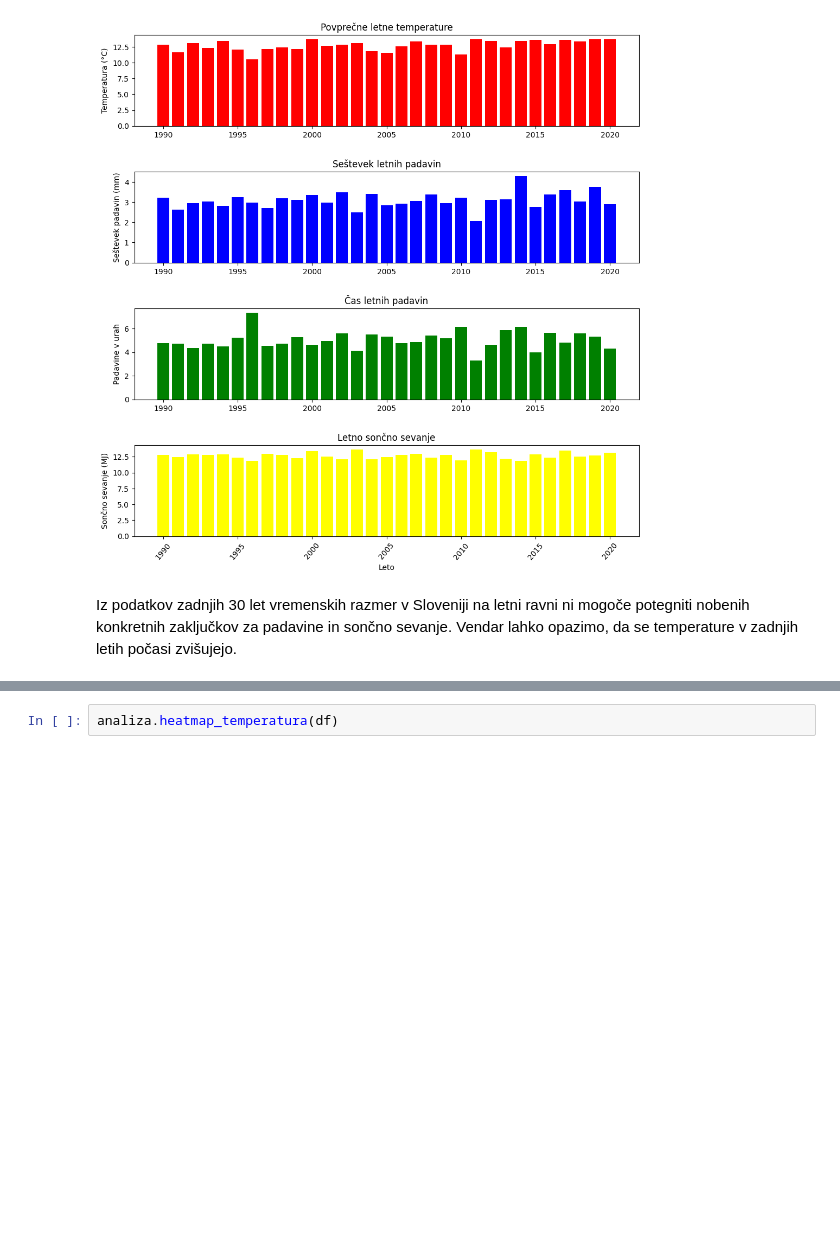
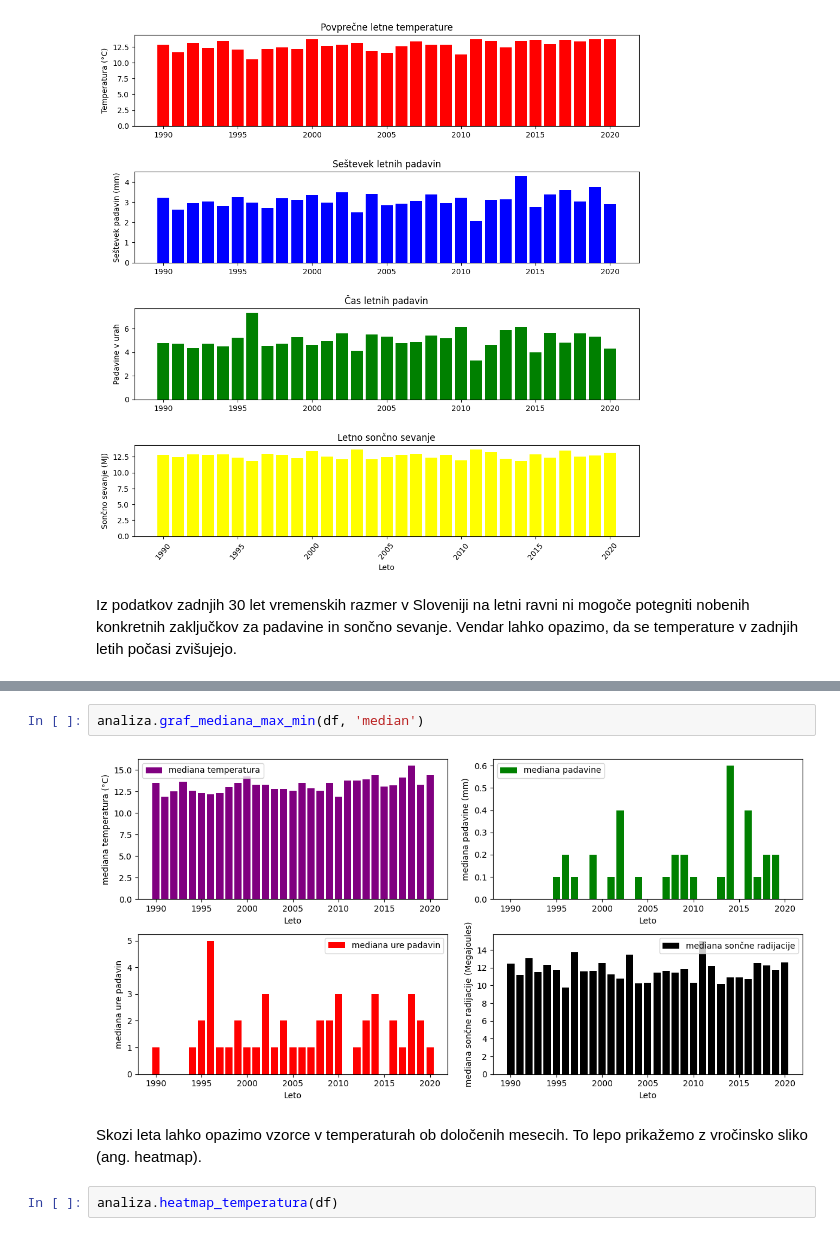
Before and after one commit to DavidSilc/UVP-analiza0, a Jupyter notebook: rezultati.ipynb, the cells around one changed output, grey strips where cells are left out. Saved outputs shown, nothing was run; the diff lists cells and outputs as text; blank space fills up the shorter version.

```diff
--- a/rezultati.ipynb
+++ b/rezultati.ipynb
@@ -149,3 +140,9 @@ meseci_leta
+# %%
+analiza.graf_mediana_max_min(df, 'median')
+# %% [output]
+[figure, added]
+# %% [markdown]
+Skozi leta lahko opazimo vzorce v temperaturah ob določenih mesecih. To lepo prikažemo z vročinsko sliko (ang. heatmap).
 # %%
 analiza.heatmap_temperatura(df)
 # %% [output]
```
Also changed, not shown: parts of 9 cells of this notebook.
